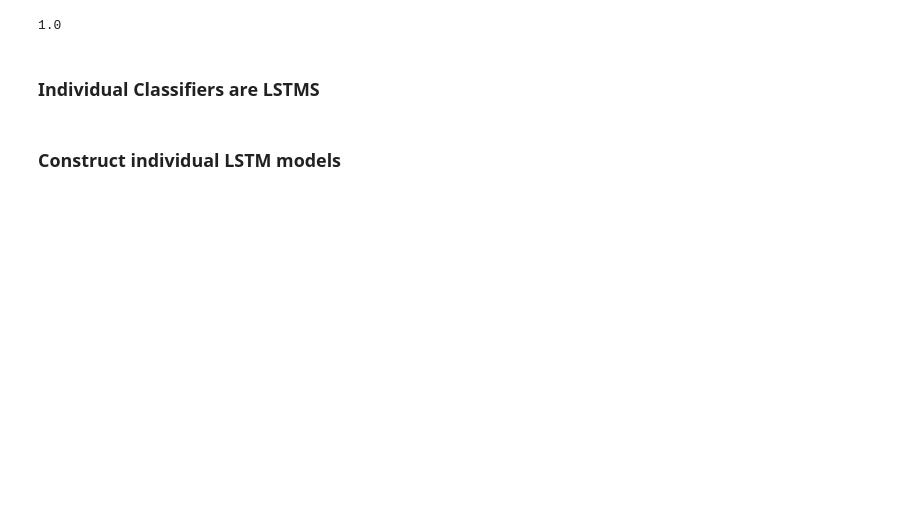
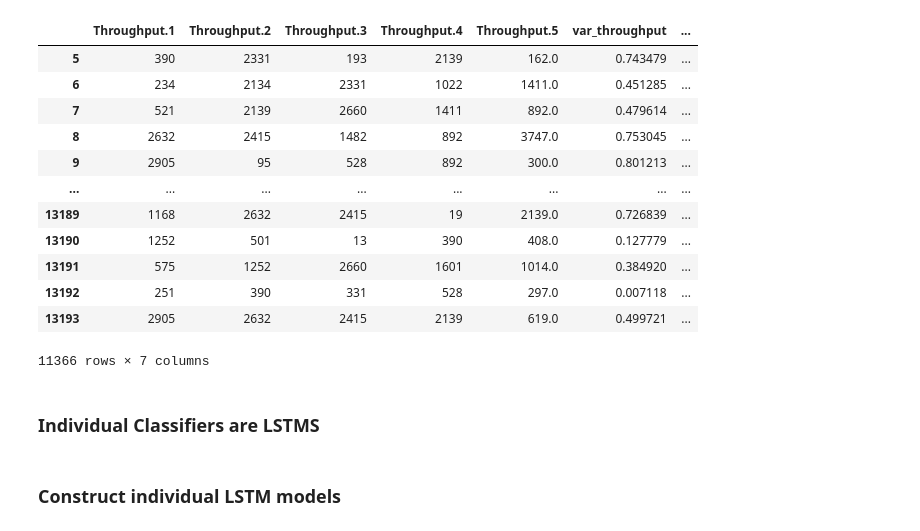
Before and after one commit to quarbby/diplomacy-betrayal, a Jupyter notebook: pipeline-onehot.ipynb, the cells around one changed output. Drawn from its saved outputs; the diff is of its cells as text; code cells hidden in the pictures; blank space fills up the shorter version.

Commit message:
Update pipeline-onehot with u-shaped variance, fix joint model last dense layers

```diff
--- a/pipeline-onehot.ipynb
+++ b/pipeline-onehot.ipynb
@@ -31,19 +31,50 @@ df = pd.read_csv('./data/kokil dec 6 reprepare/conf_pc_worker_sem.csv')
 # %%
 df = df.dropna()
 # %%
-# Throughput
+# # Throughput (weighted by variance)
+# df_throughput = df[['Throughput.1', 'Throughput.2', 'Throughput.3', 'Throughput.4', 'Throughput.5']].copy()
+# df_throughput['var_throughput'] = df_throughput.var(axis=1)
+# df_throughput['var_throughput'] = df_throughput['var_throughput'] / df_throughput['var_throughput'].max()
+
+#Throughput (weighted by inverted U-shape variance)
 df_throughput = df[['Throughput.1', 'Throughput.2', 'Throughput.3', 'Throughput.4', 'Throughput.5']].copy()
 df_throughput['var_throughput'] = df_throughput.var(axis=1)
-df_throughput['var_throughput'] = df_throughput['var_throughput'] / df_throughput['var_throughput'].max()
+max_val = df_throughput['var_throughput'].max()
+min_val = df_throughput['var_throughput'].min()
+tp_mid = ((max_val - min_val) // 2) + min_val
+tp_to_list = df_throughput['var_throughput'].tolist()
 
-# # WorkTime
+u_shaped_variance = []
+for each in tp_to_list:
+    if each > tp_mid:
+        u_shaped_variance.append(2*tp_mid - each)
+    else:
+        u_shaped_variance.append(each)
+
+df_throughput['var_throughput_u_shaped'] = u_shaped_variance
+df_throughput['var_throughput_u_shaped'] = df_throughput['var_throughput_u_shaped'] / df_throughput['var_throughput_u_shaped'].max()
+df_throughput = df_throughput.assign(var_throughput=df_throughput['var_throughput_u_shaped'])
+
+# # WorkTime (weighted by variance)
 df_worktime = df[['WorkTime.1', 'WorkTime.2', 'WorkTime.3', 'WorkTime.4', 'WorkTime.5']].copy()
 df_worktime['var_worktime'] = df_worktime.var(axis=1)
 df_worktime['var_worktime'] = df_worktime['var_worktime'] / df_worktime['var_worktime'].max()
-# %%
-df_worktime['var_worktime'].max()
-# %% [output]
-1.0
+# %%
+df_throughput
+# %% [output]
+|  | Throughput.1 | Throughput.2 | Throughput.3 | Throughput.4 | Throughput.5 | var_throughput | ... |
+| 5 | 390 | 2331 | 193 | 2139 | 162.0 | 0.743479 | ... |
+| 6 | 234 | 2134 | 2331 | 1022 | 1411.0 | 0.451285 | ... |
+| 7 | 521 | 2139 | 2660 | 1411 | 892.0 | 0.479614 | ... |
+| 8 | 2632 | 2415 | 1482 | 892 | 3747.0 | 0.753045 | ... |
+| 9 | 2905 | 95 | 528 | 892 | 300.0 | 0.801213 | ... |
+| ... | ... | ... | ... | ... | ... | ... | ... |
+| 13189 | 1168 | 2632 | 2415 | 19 | 2139.0 | 0.726839 | ... |
+| 13190 | 1252 | 501 | 13 | 390 | 408.0 | 0.127779 | ... |
+| 13191 | 575 | 1252 | 2660 | 1601 | 1014.0 | 0.384920 | ... |
+| 13192 | 251 | 390 | 331 | 528 | 297.0 | 0.007118 | ... |
+| 13193 | 2905 | 2632 | 2415 | 2139 | 619.0 | 0.499721 | ... |
+11366 rows × 7 columns
 # %%
 indices = range(df.shape[0])
 # %% [markdown]
```
Also changed, not shown: parts of 30 cells of this notebook, 1 other file.
